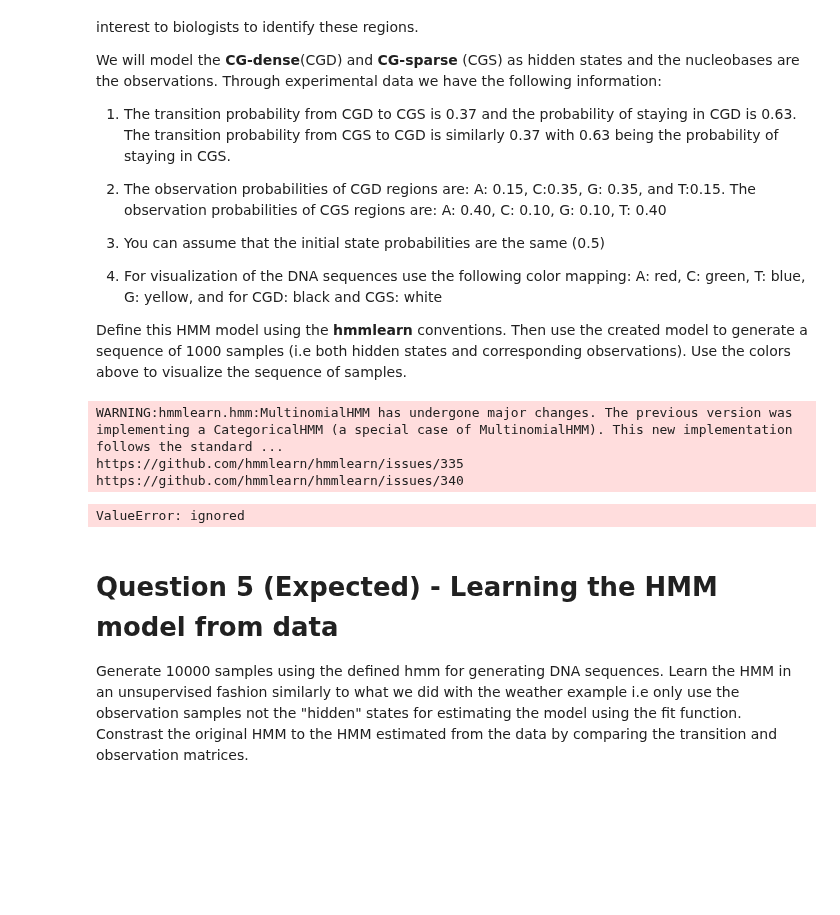
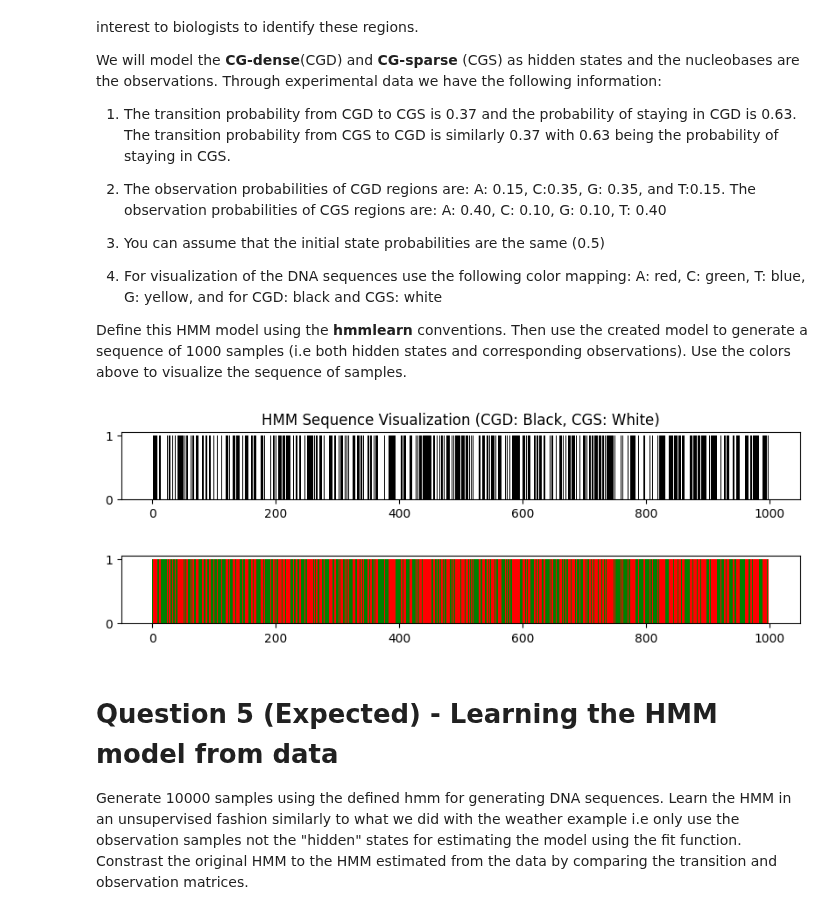
Before and after one commit to alexwholland/CSC-421, a Jupyter notebook: Assignment 3/csc421_Fall_2023_assignment3.ipynb, the cells around one changed output. Saved outputs shown, nothing was run; the diff lists cells and outputs as text; code cells hidden in the pictures; blank space fills up the shorter version.

```diff
--- a/Assignment 3/csc421_Fall_2023_assignment3.ipynb
+++ b/Assignment 3/csc421_Fall_2023_assignment3.ipynb
@@ -505,47 +505,49 @@ Define this HMM model using the **hmmlearn** conventions. Then use the created m
 # %%
 import numpy as np
 import matplotlib.pyplot as plt
 from hmmlearn import hmm
 
+def plot_hmm_samples(hidden_states, state2color, title):
+    colors = [state2color[x] for x in hidden_states]
+    x = np.arange(0, len(colors))
+    y = np.ones(len(colors))
+    plt.figure(figsize=(10, 1))
+    plt.bar(x, y, color=colors, width=1)
+    plt.title(title)
+
 # Define the HMM model
-model = hmm.MultinomialHMM(n_components=2)
+model = hmm.CategoricalHMM(n_components=2)
 
 # Transition probabilities
 model.transmat_ = np.array([[0.63, 0.37],
                             [0.37, 0.63]])
 
 # Emission probabilities
 model.emissionprob_ = np.array([[0.15, 0.35, 0.35, 0.15],   # CGD observation probabilities (A, C, G, T)
                                 [0.40, 0.10, 0.10, 0.40]])  # CGS observation probabilities (A, C, G, T)
 
 # Initial state probabilities
 model.startprob_ = np.array([0.5, 0.5])
 
 # Generate a sequence of 1000 samples
 seq_length = 1000
-observations, hidden_states = model.sample(1000)
+observations, hidden_states = model.sample(seq_length)
+
+samples = [item for sublist in observations for item in sublist]
 
 # Map numerical representations to colors
 state2color = {0: 'black', 1: 'white'}
-obs2color = {'A': 'red', 'C': 'green', 'T': 'blue', 'G': 'yellow'}
+obs2color = {0: 'red', 1: 'green', 2: 'blue', 3: 'yellow'}
 
-# Visualize the sequence of samples
-fig, ax = plt.subplots(figsize=(15, 2))
-for t in range(seq_length):
-    state_color = state2color[hidden_states[t]]
-    obs_color = obs2color[observations[t]]
-    ax.scatter(t, 0, color=state_color, marker='|', s=100)
-    ax.scatter(t, 0, color=obs_color, marker='o', s=50)
+# Visualize the sequence of samples using the new function
+plot_hmm_samples(hidden_states, state2color, 'HMM Sequence Visualization (CGD: Black, CGS: White)')
 
-# Customize plot
-ax.set_yticks([])  # Hide y-axis
-ax.set_title('HMM Sequence Visualization (CGD: Black, CGS: White, A: Red, C: Green, T: Blue, G: Yellow)')
+plot_hmm_samples(hidden_states, obs2color, '')
+
 plt.show()
 # %% [output]
-WARNING:hmmlearn.hmm:MultinomialHMM has undergone major changes. The previous version was implementing a CategoricalHMM (a special case of MultinomialHMM). This new implementation follows the standard ...
-https://github.com/hmmlearn/hmmlearn/issues/335
-https://github.com/hmmlearn/hmmlearn/issues/340
-ValueError: ignored
+[figure, added]
+[figure, added]
 # %% [markdown]
 # Question 5 (Expected) - Learning the HMM model from data
 
```
Also changed, not shown: parts of 4 cells of this notebook.
